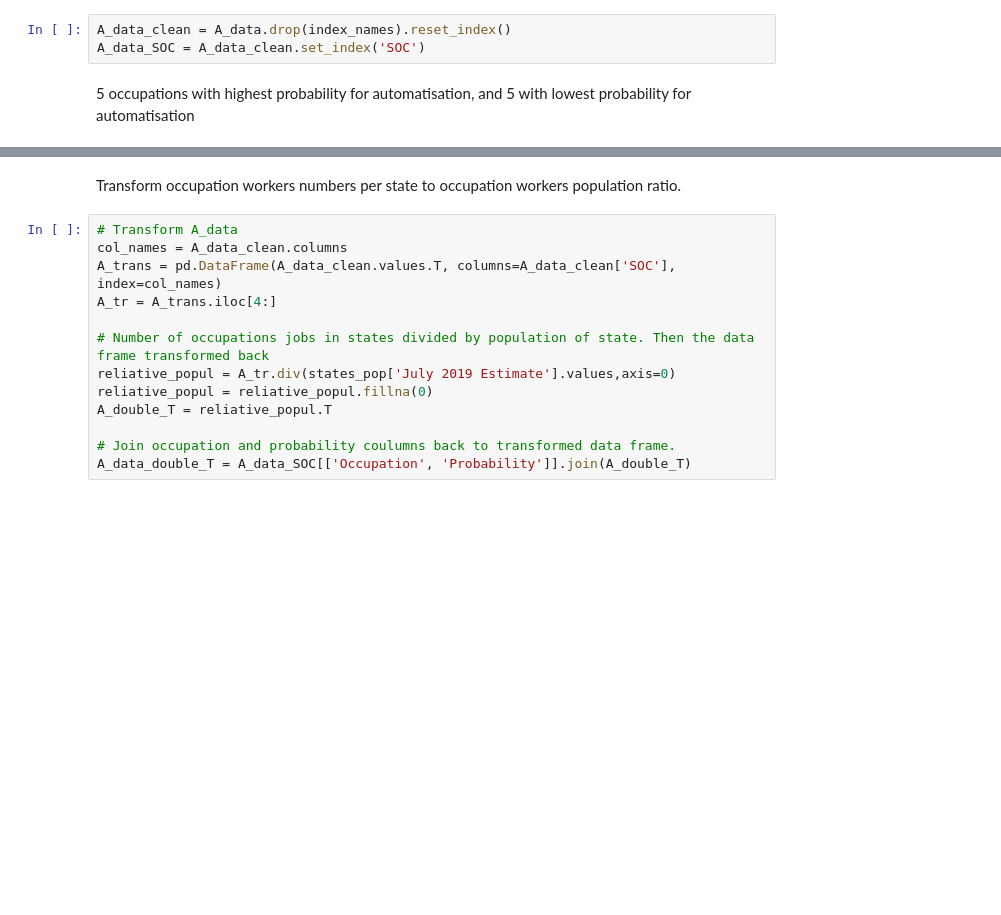
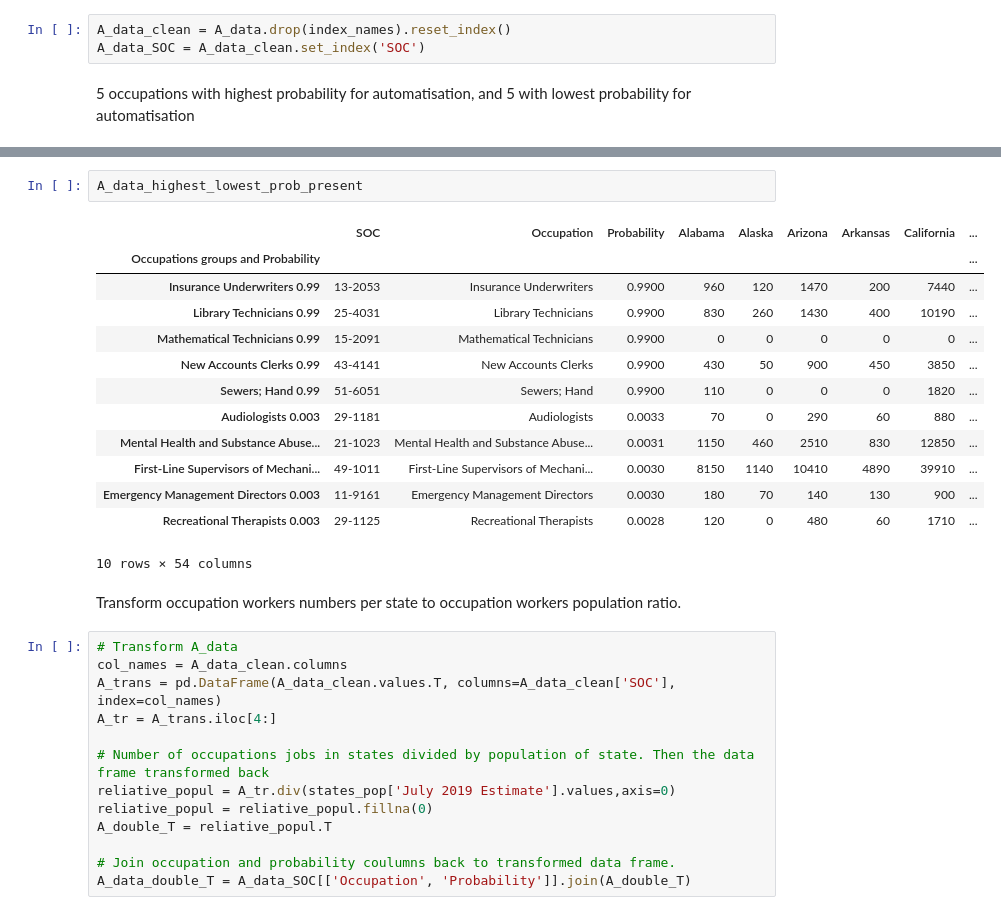
Before and after one commit to gadolinis/Automation_of_occupations_consequences_for_the_USA, a Jupyter notebook: Automation_of_occupations_consequences_for_the_USA.ipynb, the cells around one changed output, grey strips where cells are left out. Cells and saved outputs as stored; diff of their text form; blank space fills up the shorter version.

```diff
--- a/Automation_of_occupations_consequences_for_the_USA.ipynb
+++ b/Automation_of_occupations_consequences_for_the_USA.ipynb
@@ -198,3 +194,19 @@ A_data_highest_lowest_prob_present = A_data_highest_lowest_prob.drop(['level_0',
+# %%
+A_data_highest_lowest_prob_present
+# %% [output]
+|  | SOC | Occupation | Probability | Alabama | Alaska | Arizona | Arkansas | California | ... |
+| Occupations groups and Probability |  |  |  |  |  |  |  |  | ... |
+| Insurance Underwriters 0.99 | 13-2053 | Insurance Underwriters | 0.9900 | 960 | 120 | 1470 | 200 | 7440 | ... |
+| Library Technicians 0.99 | 25-4031 | Library Technicians | 0.9900 | 830 | 260 | 1430 | 400 | 10190 | ... |
+| Mathematical Technicians 0.99 | 15-2091 | Mathematical Technicians | 0.9900 | 0 | 0 | 0 | 0 | 0 | ... |
+| New Accounts Clerks 0.99 | 43-4141 | New Accounts Clerks | 0.9900 | 430 | 50 | 900 | 450 | 3850 | ... |
+| Sewers; Hand 0.99 | 51-6051 | Sewers; Hand | 0.9900 | 110 | 0 | 0 | 0 | 1820 | ... |
+| Audiologists 0.003 | 29-1181 | Audiologists | 0.0033 | 70 | 0 | 290 | 60 | 880 | ... |
+| Mental Health and Substance Abuse... | 21-1023 | Mental Health and Substance Abuse... | 0.0031 | 1150 | 460 | 2510 | 830 | 12850 | ... |
+| First-Line Supervisors of Mechani... | 49-1011 | First-Line Supervisors of Mechani... | 0.0030 | 8150 | 1140 | 10410 | 4890 | 39910 | ... |
+| Emergency Management Directors 0.003 | 11-9161 | Emergency Management Directors | 0.0030 | 180 | 70 | 140 | 130 | 900 | ... |
+| Recreational Therapists 0.003 | 29-1125 | Recreational Therapists | 0.0028 | 120 | 0 | 480 | 60 | 1710 | ... |
+10 rows × 54 columns
 # %% [markdown]
 Transform occupation workers numbers per state to occupation workers population ratio.
 # %%
```
Also changed, not shown: parts of 9 cells of this notebook.
